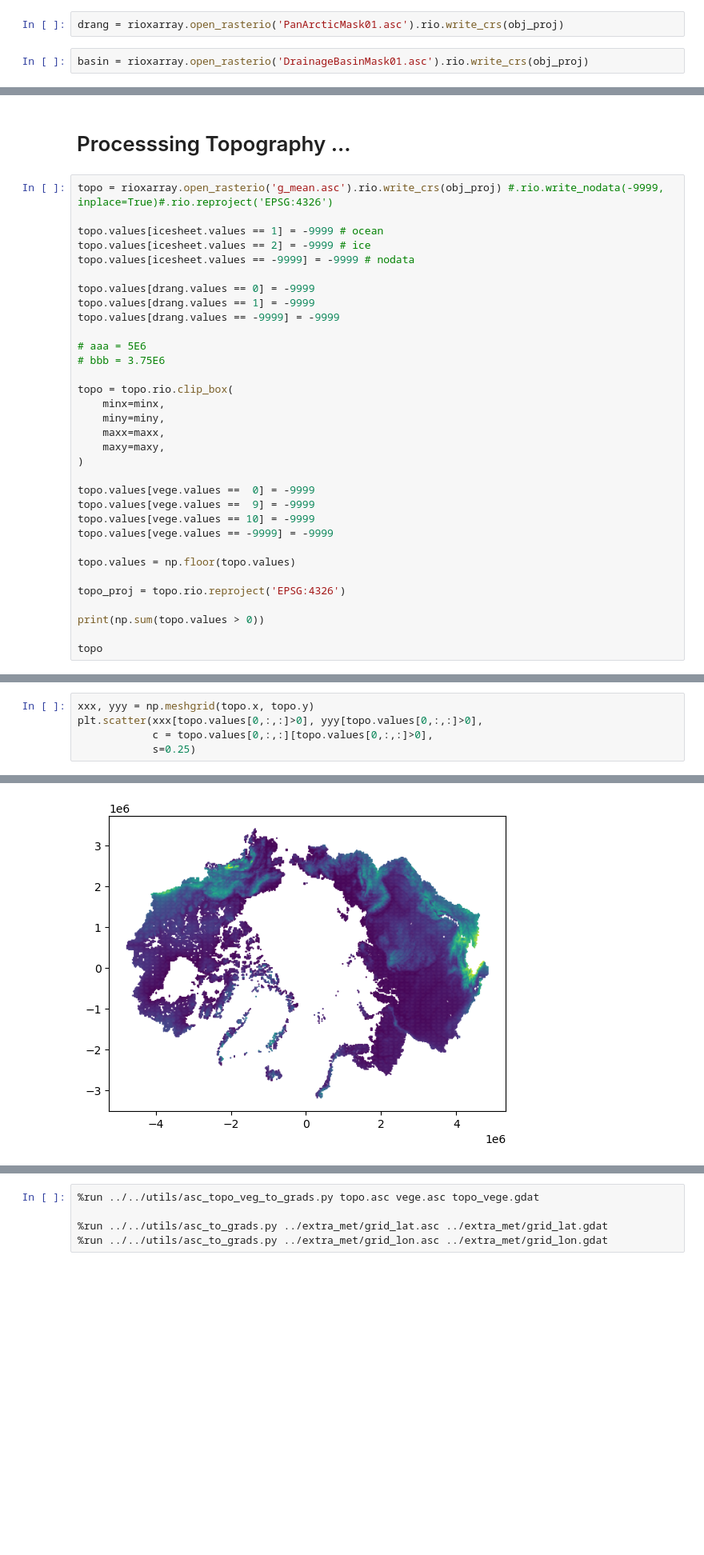
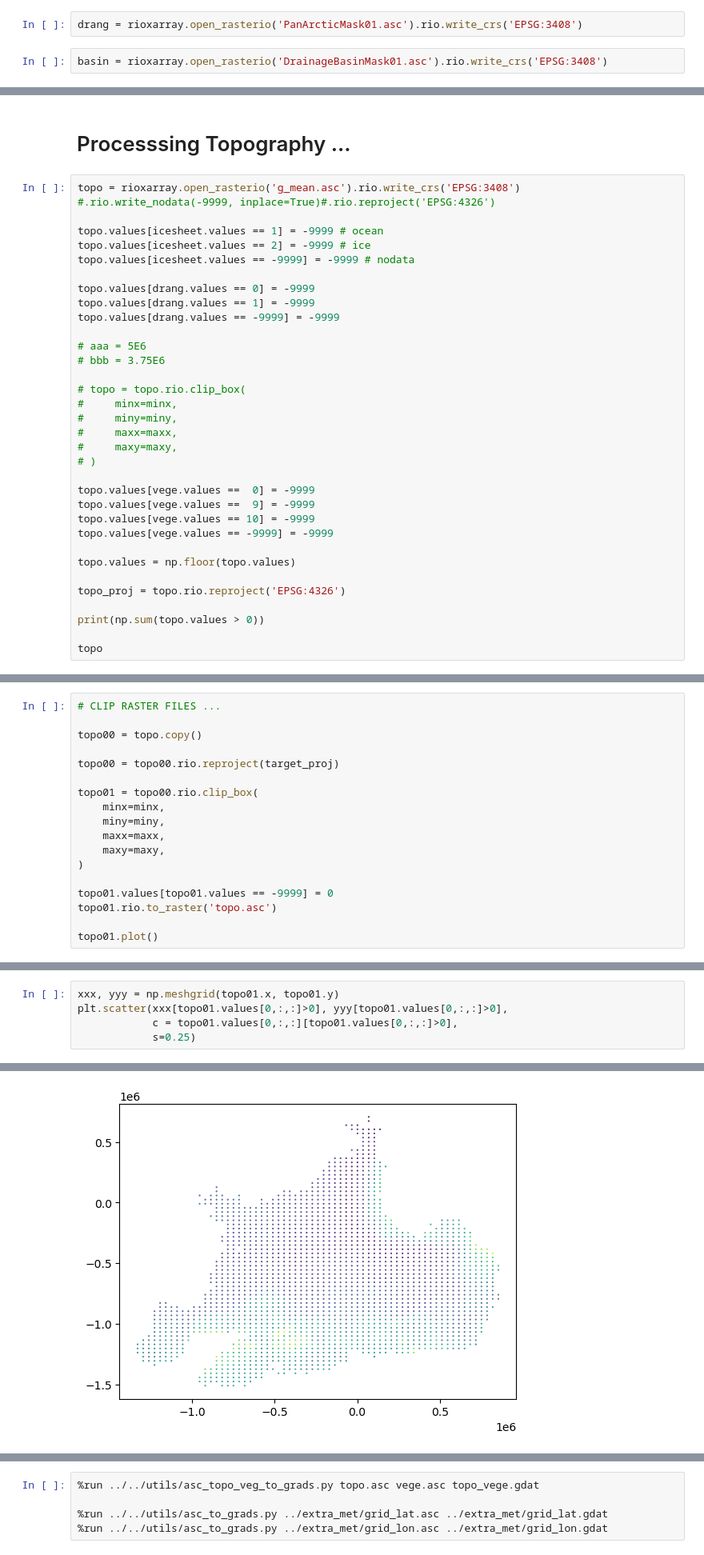
Before and after one commit to wk1984/Parallel-SnowModel-1.0, a Jupyter notebook: Arctic_Drainage_2/veg_topo/prepare_topo_vege.ipynb, the cells around one changed output, grey strips where cells are left out. Shown at 80% size. Cells and saved outputs as stored; diff of their text form; blank space fills up the shorter version.

```diff
--- a/Arctic_Drainage_2/veg_topo/prepare_topo_vege.ipynb
+++ b/Arctic_Drainage_2/veg_topo/prepare_topo_vege.ipynb
@@ -25,9 +32,9 @@ icesheet = rioxarray.open_rasterio('IceMask01.asc').rio.write_crs(obj_proj)
 
 # icesheet = icesheet.rio.reproject('EPSG:4326')
 # %%
-drang = rioxarray.open_rasterio('PanArcticMask01.asc').rio.write_crs(obj_proj)
+drang = rioxarray.open_rasterio('PanArcticMask01.asc').rio.write_crs('EPSG:3408')
 # %%
-basin = rioxarray.open_rasterio('DrainageBasinMask01.asc').rio.write_crs(obj_proj)
+basin = rioxarray.open_rasterio('DrainageBasinMask01.asc').rio.write_crs('EPSG:3408')
 # %% [markdown]
 #  Processsing Vegetation ...
 # %%
@@ -108,7 +118,7 @@ vege00.rio.to_raster('vege.asc')
 # %% [markdown]
 #  Processsing Topography ...
 # %%
-topo = rioxarray.open_rasterio('g_mean.asc').rio.write_crs(obj_proj) #.rio.write_nodata(-9999, inplace=True)#.rio.reproject('EPSG:4326')
+topo = rioxarray.open_rasterio('g_mean.asc').rio.write_crs('EPSG:3408') #.rio.write_nodata(-9999, inplace=True)#.rio.reproject('EPSG:4326')
 
 topo.values[icesheet.values == 1] = -9999 # ocean
 topo.values[icesheet.values == 2] = -9999 # ice
@@ -121,12 +131,12 @@ topo.values[drang.values == -9999] = -9999
 # aaa = 5E6
 # bbb = 3.75E6
 
-topo = topo.rio.clip_box(
-    minx=minx,
-    miny=miny,
-    maxx=maxx,
-    maxy=maxy,
-)
+# topo = topo.rio.clip_box(
+#     minx=minx,
+#     miny=miny,
+#     maxx=maxx,
+#     maxy=maxy,
+# )
 
 topo.values[vege.values ==  0] = -9999
 topo.values[vege.values ==  9] = -9999
@@ -163,0 +215,18 @@ Attributes:
+# %%
+# CLIP RASTER FILES ...
+
+topo00 = topo.copy()
+
+topo00 = topo00.rio.reproject(target_proj)
+
+topo01 = topo00.rio.clip_box(
+    minx=minx,
+    miny=miny,
+    maxx=maxx,
+    maxy=maxy,
+)
+
+topo01.values[topo01.values == -9999] = 0
+topo01.rio.to_raster('topo.asc')
+
+topo01.plot()
@@ -164,8 +236,8 @@ Attributes:
 # %%
-xxx, yyy = np.meshgrid(topo.x, topo.y)
-plt.scatter(xxx[topo.values[0,:,:]>0], yyy[topo.values[0,:,:]>0],
-            c = topo.values[0,:,:][topo.values[0,:,:]>0],
+xxx, yyy = np.meshgrid(topo01.x, topo01.y)
+plt.scatter(xxx[topo01.values[0,:,:]>0], yyy[topo01.values[0,:,:]>0],
+            c = topo01.values[0,:,:][topo01.values[0,:,:]>0],
             s=0.25)
 # %% [output]
 <matplotlib.collections.PathCollection at 0x...>
-[figure, old version]
+[figure, new version]
```
Also changed, not shown: parts of 15 cells of this notebook.
